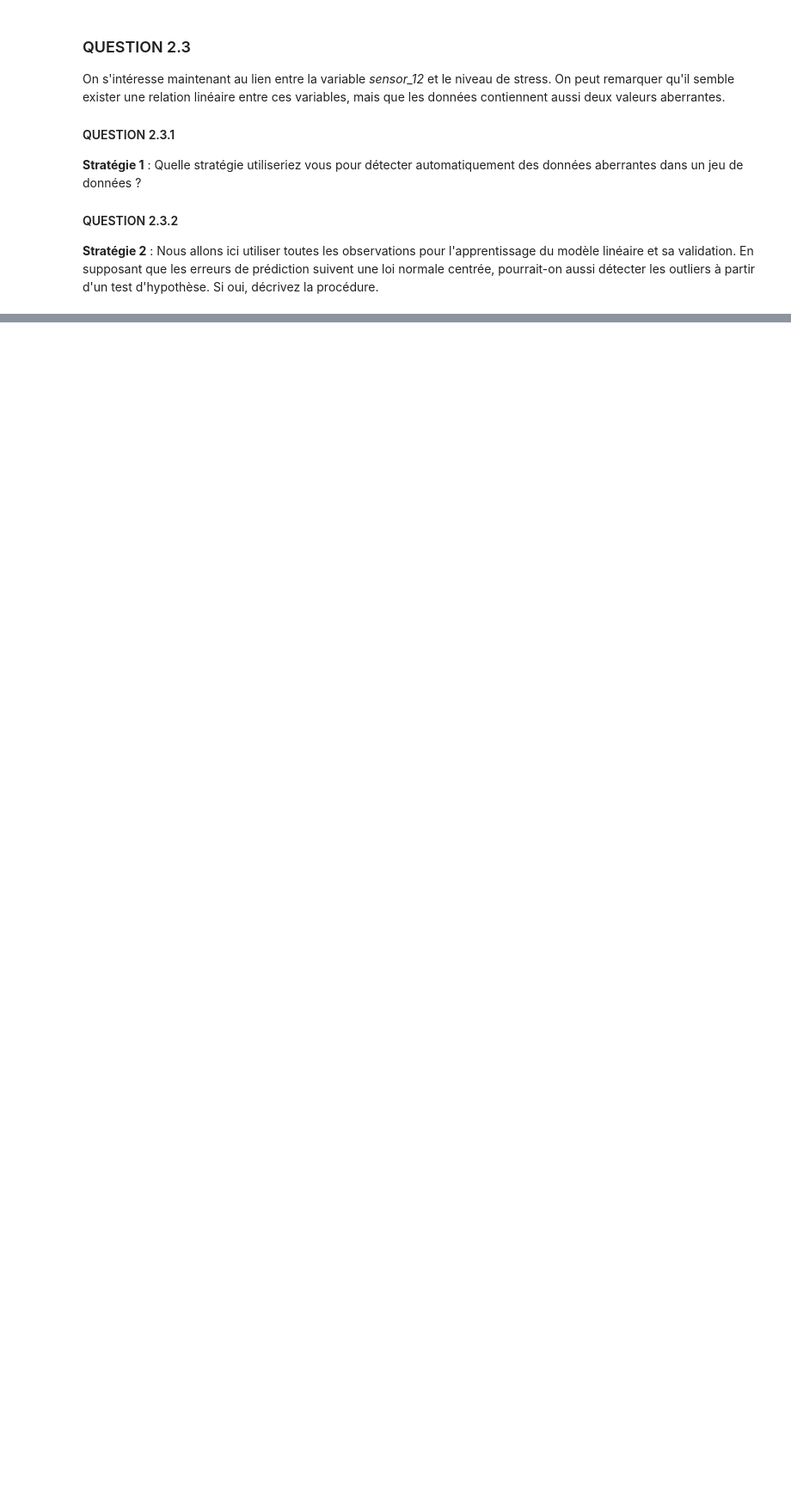
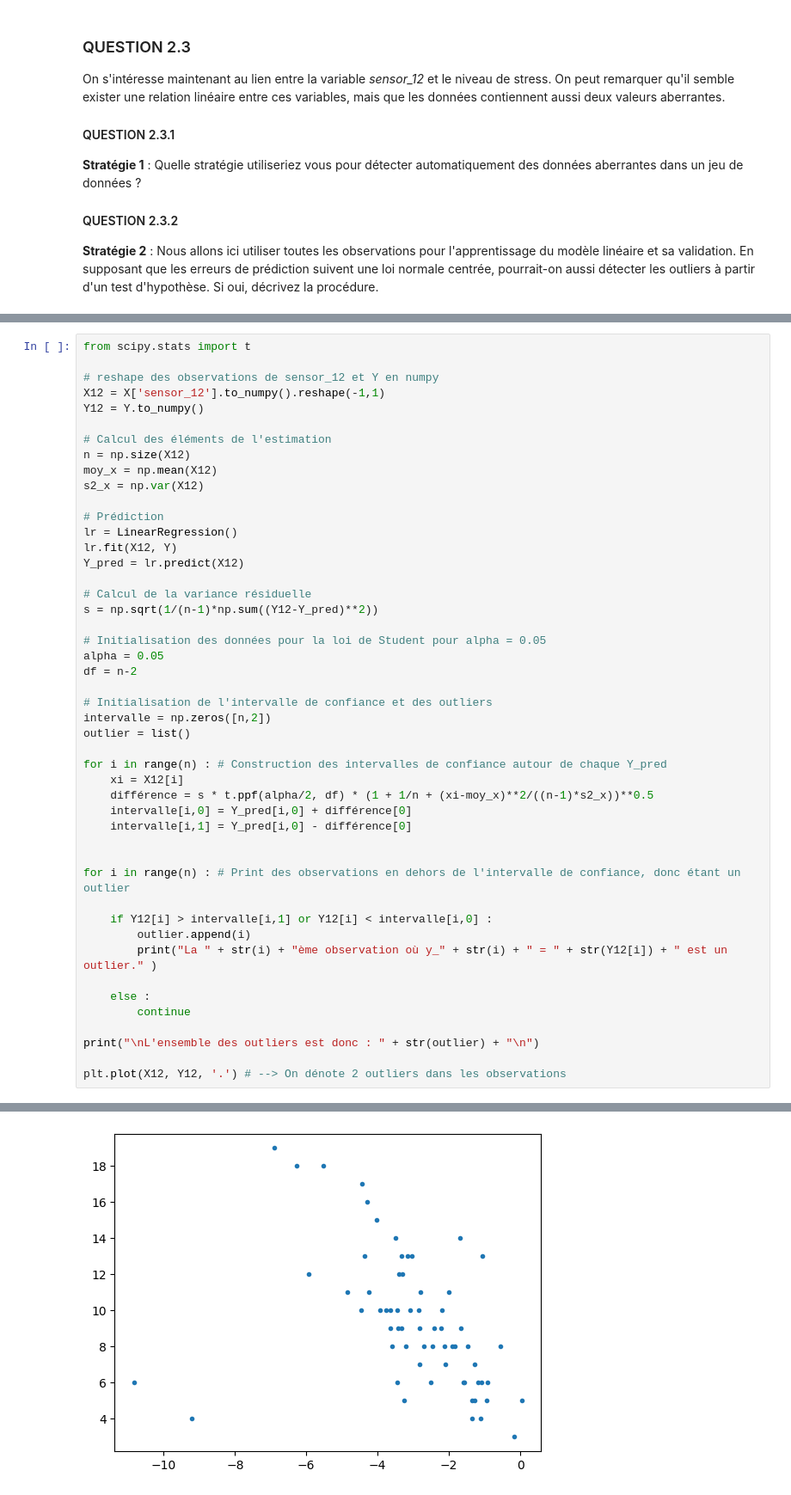
Before and after one commit to pupintimeo-max/stat-ml, a Jupyter notebook: BE_StatML_2025.ipynb, the cells around one changed output, grey strips where cells are left out. Shown at 86% size. Cells and saved outputs as stored; diff of their text form; blank space fills up the shorter version.

```diff
--- a/BE_StatML_2025.ipynb
+++ b/BE_StatML_2025.ipynb
@@ -344,0 +383,48 @@ On s'intéresse maintenant au lien entre la variable *sensor_12* et le niveau de
+# %%
+from scipy.stats import t
+
+# reshape des observations de sensor_12 et Y en numpy
+X12 = X['sensor_12'].to_numpy().reshape(-1,1)
+Y12 = Y.to_numpy()
+
+# Calcul des éléments de l'estimation
+n = np.size(X12)
+moy_x = np.mean(X12)
+s2_x = np.var(X12)
+
+# Prédiction
+lr = LinearRegression()
+lr.fit(X12, Y)
+Y_pred = lr.predict(X12)
+
+# Calcul de la variance résiduelle
+s = np.sqrt(1/(n-1)*np.sum((Y12-Y_pred)**2))
+
+# Initialisation des données pour la loi de Student pour alpha = 0.05
+alpha = 0.05
+df = n-2
+
+# Initialisation de l'intervalle de confiance et des outliers
+intervalle = np.zeros([n,2])
+outlier = list()
+
+for i in range(n) : # Construction des intervalles de confiance autour de chaque Y_pred
+    xi = X12[i]
+    différence = s * t.ppf(alpha/2, df) * (1 + 1/n + (xi-moy_x)**2/((n-1)*s2_x))**0.5
+    intervalle[i,0] = Y_pred[i,0] + différence[0]
+    intervalle[i,1] = Y_pred[i,0] - différence[0]
+
+
+for i in range(n) : # Print des observations en dehors de l'intervalle de confiance, donc étant un outlier
+
+    if Y12[i] > intervalle[i,1] or Y12[i] < intervalle[i,0] :
+        outlier.append(i)
+        print("La " + str(i) + "ème observation où y_" + str(i) + " = " + str(Y12[i]) + " est un outlier." )
+
+    else :
+        continue
+
+print("\nL'ensemble des outliers est donc : " + str(outlier) + "\n")
+
+plt.plot(X12, Y12, '.') # --> On dénote 2 outliers dans les observations
+# %% [output]
@@ -345,3 +436,4 @@ On s'intéresse maintenant au lien entre la variable *sensor_12* et le niveau de
+[figure, added]
 # %% [markdown]
 
 ### QUESTION 2.4
```
Also changed, not shown: parts of 25 cells of this notebook.
